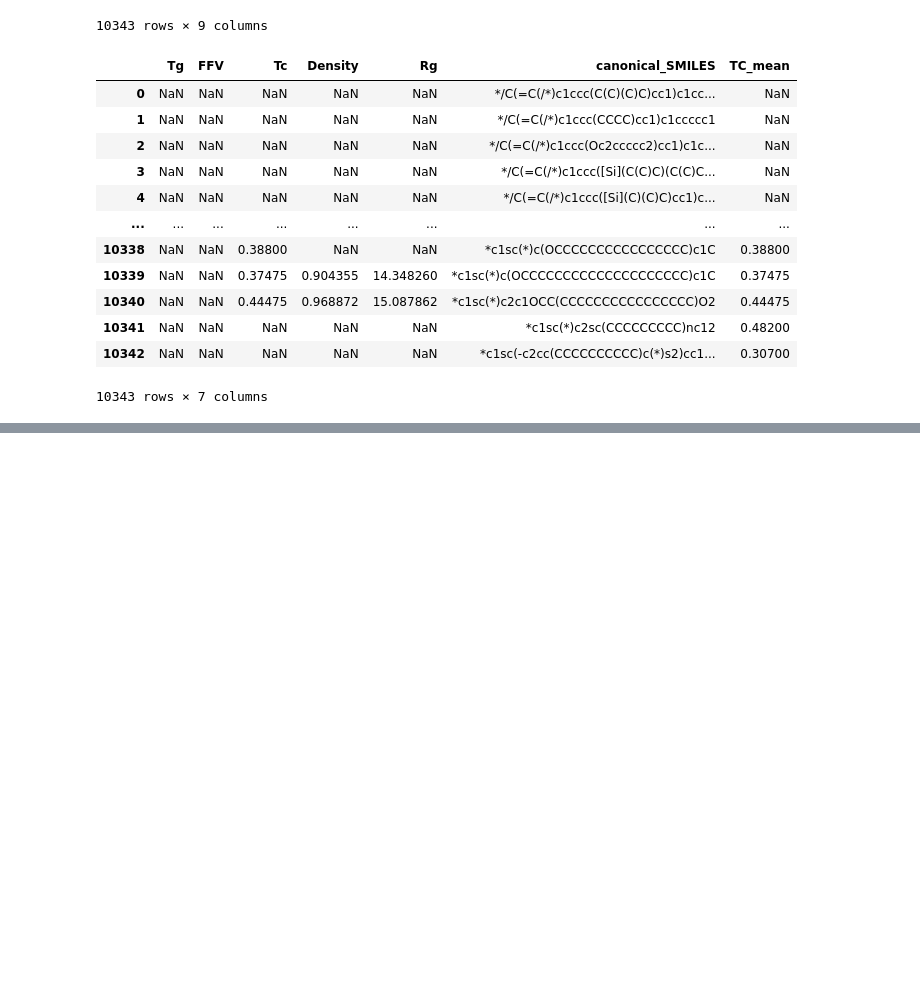
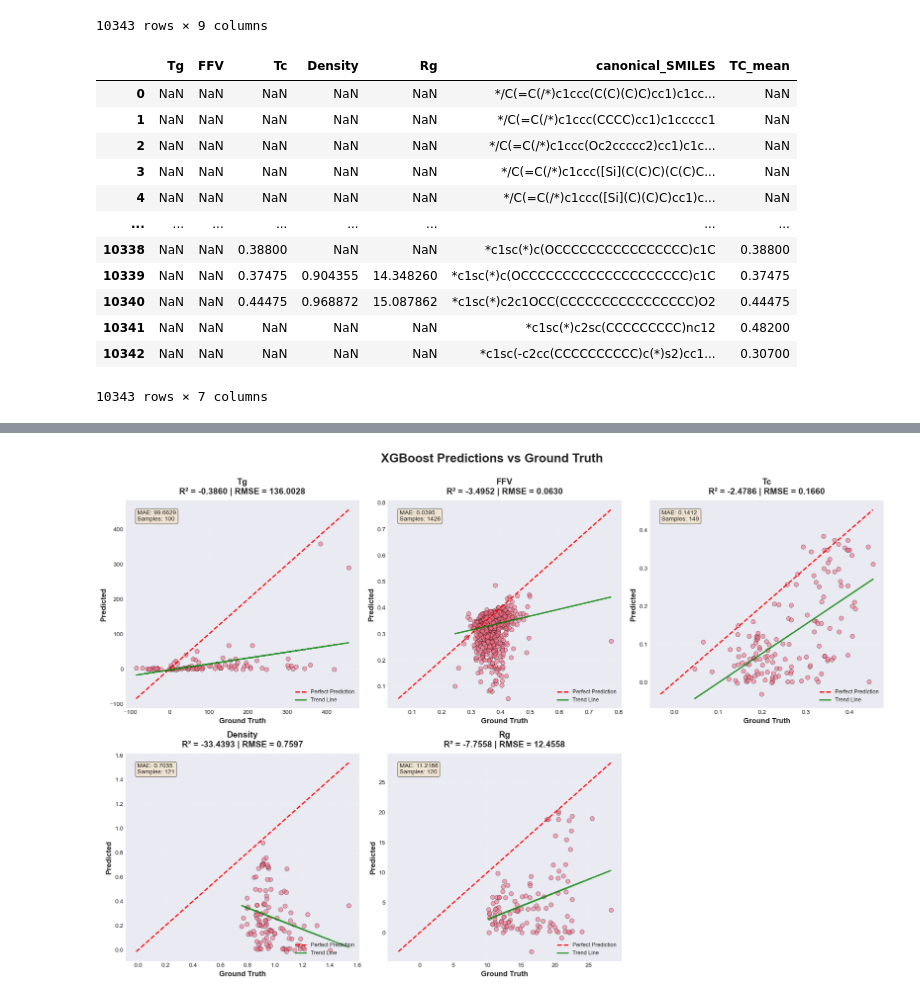
Before and after one commit to Erwdev/FINAL-DEEP-LEARNING, a Jupyter notebook: src/main.ipynb, the cells around one changed output, grey strips where cells are left out. Drawn from its saved outputs; the diff is of its cells as text; code cells hidden in the pictures; blank space fills up the shorter version.

```diff
--- a/src/main.ipynb
+++ b/src/main.ipynb
@@ -500,13 +532,19 @@ def create_dataloaders(df, batch_size=32, train_split=0.8):
         train_dataset,
         batch_size=batch_size,
         shuffle=True,
-        collate_fn=custom_collate  # ← ADD THIS
+        collate_fn=custom_collate,  # ← ADD THIS
+        num_workers = 4,
+        pin_memory = True,
+        persistent_workers = True,
     )
     val_loader = DataLoader(
         val_dataset,
         batch_size=batch_size,
         shuffle=False,
-        collate_fn=custom_collate  # ← ADD THIS
+        collate_fn=custom_collate,  # ← ADD THIS
+        num_workers = 4,
+        pin_memory = True,
+        persistent_workers = True
     )
 
     return train_loader, val_loader
@@ -812,0 +854,80 @@ Train Loss: 305.005195 | Val Loss: 294.690692
+# %%
+import matplotlib.pyplot as plt
+import seaborn as sns
+import numpy as np
+from sklearn.metrics import mean_squared_error, r2_score, mean_absolute_error
+
+# Set style
+plt.style.use('seaborn-v0_8-darkgrid')
+sns.set_palette("husl")
+
+# Property names
+property_names = ['Tg', 'FFV', 'Tc', 'Density', 'Rg']
+
+# Create figure with subplots
+fig, axes = plt.subplots(2, 3, figsize=(18, 12))
+fig.suptitle('XGBoost Predictions vs Ground Truth', fontsize=20, fontweight='bold', y=1.00)
+
+# Flatten axes for easier iteration
+axes = axes.flatten()
+
+for i, prop in enumerate(property_names):
+    ax = axes[i]
+
+    # Get mask for available targets
+    mask_idx = val_mask[:, i] == 1
+
+    if mask_idx.sum() > 0:
+        y_true = val_y[mask_idx, i]
+        y_pred = val_pred[mask_idx, i]
+
+        # Calculate metrics
+        mse = mean_squared_error(y_true, y_pred)
+        rmse = np.sqrt(mse)
+        mae = mean_absolute_error(y_true, y_pred)
+        r2 = r2_score(y_true, y_pred)
+
+        # Scatter plot
+        ax.scatter(y_true, y_pred, alpha=0.6, s=50, edgecolors='black', linewidth=0.5)
+
+        # Perfect prediction line
+        min_val = min(y_true.min(), y_pred.min())
+        max_val = max(y_true.max(), y_pred.max())
+        ax.plot([min_val, max_val], [min_val, max_val], 'r--', lw=2, label='Perfect Prediction')
+
+        # Add trend line
+        z = np.polyfit(y_true, y_pred, 1)
+        p = np.poly1d(z)
+        ax.plot(y_true, p(y_true), "g-", alpha=0.8, lw=2, label=f'Trend Line')
+
+        # Labels and title
+        ax.set_xlabel('Ground Truth', fontsize=12, fontweight='bold')
+        ax.set_ylabel('Predicted', fontsize=12, fontweight='bold')
+        ax.set_title(f'{prop}\nR² = {r2:.4f} | RMSE = {rmse:.4f}',
+                     fontsize=14, fontweight='bold', pad=10)
+
+        # Add metrics text box
+        textstr = f'MAE: {mae:.4f}\nSamples: {mask_idx.sum()}'
+        props = dict(boxstyle='round', facecolor='wheat', alpha=0.5)
+        ax.text(0.05, 0.95, textstr, transform=ax.transAxes, fontsize=10,
+                verticalalignment='top', bbox=props)
+
+        # Grid
+        ax.grid(True, alpha=0.3, linestyle='--')
+        ax.legend(loc='lower right', fontsize=9)
+
+    else:
+        ax.text(0.5, 0.5, 'No validation samples',
+                ha='center', va='center', fontsize=14, transform=ax.transAxes)
+        ax.set_title(f'{prop}\nNo Data', fontsize=14, fontweight='bold')
+
+# Remove extra subplot
+axes[-1].axis('off')
+
+plt.tight_layout()
+plt.savefig('xgboost_predictions_vs_ground_truth.png', dpi=300, bbox_inches='tight')
+plt.show()
+
+print("\n✅ Visualization saved as 'xgboost_predictions_vs_ground_truth.png'")
+# %% [output]
+[figure, added]
```
Also changed, not shown: parts of 4 cells of this notebook, 4 other files.
